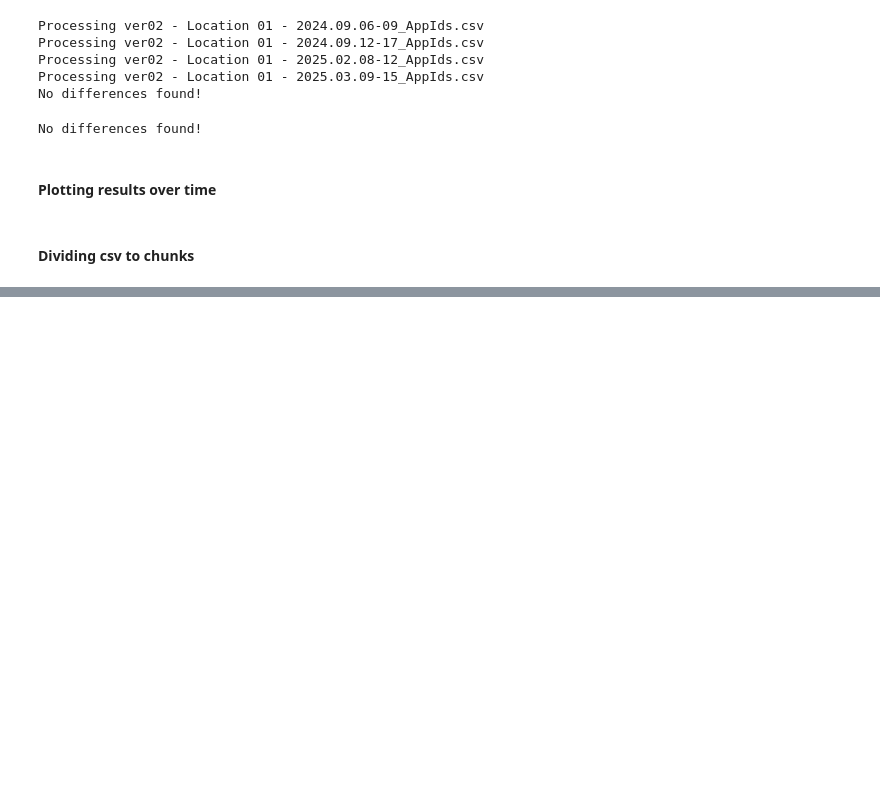
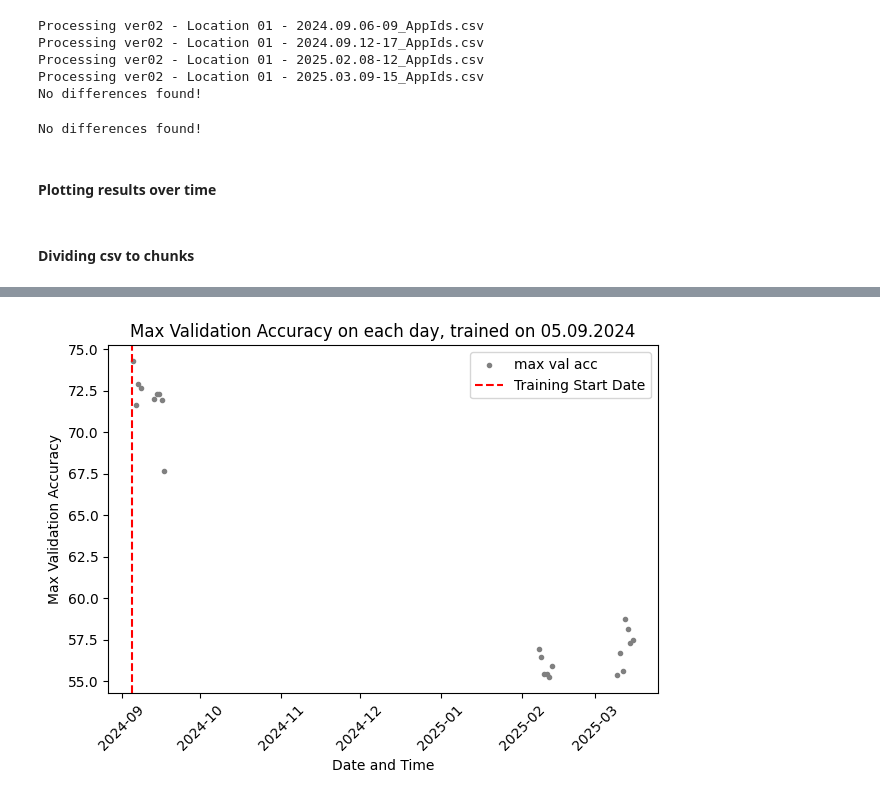
Before and after one commit to NoamSC/DA4ETC, a Jupyter notebook: random.ipynb, the cells around one changed output, grey strips where cells are left out. Saved outputs shown, nothing was run; the diff lists cells and outputs as text; code cells hidden in the pictures; blank space fills up the shorter version.

```diff
--- a/random.ipynb
+++ b/random.ipynb
@@ -292,0 +474,36 @@ for i in trange(200):
+# %%
+results = {}
+exp_dir = Path('exps/allot_dann_bsearch_v5')
+for train_log_file in exp_dir.glob('*/plots/training_history.pth'):
+    train_log = torch.load(train_log_file, weights_only=False)
+    max_accuracy = np.max(train_log['val_accuracies'])
+
+    json_path = train_log_file.parent.parent / 'config.json'
+    with open(json_path, 'r') as f:
+        config_dict = json.load(f)
+    lambda_rgl = config_dict['MODEL_PARAMS']['lambda_rgl']
+    lambda_dann = config_dict['LAMBDA_DANN']
+    results[(lambda_rgl, lambda_dann)] = max_accuracy
+# %%
+times = []
+val_accs = []
+exp_dir = Path('exps/allot_daily_degradation_v4')
+for train_log_file in exp_dir.glob('*/plots/training_history.pth'):
+    train_log = torch.load(train_log_file, weights_only=False)
+    max_accuracy = np.max(train_log['val_accuracies'])
+    datetime = datetime.strptime(train_log_file.parent.parent.name, '%Y_%m_%d_%H_%M')
+    times.append(datetime)
+    val_accs.append(max_accuracy)
+# %%
+plt.scatter(times, val_accs, label='max val acc', color='grey', marker='.')
+
+plt.axvline(datetime.strptime('2024_09_05_00_00', '%Y_%m_%d_%H_%M'), color='red', linestyle='--', label='Training Start Date')
+plt.title('Max Validation Accuracy on each day, trained on 05.09.2024')
+plt.xlabel('Date and Time')
+plt.ylabel('Max Validation Accuracy')
+plt.xticks(rotation=45)
+plt.tight_layout()
+plt.legend()
+plt.show()
+# %% [output]
+[figure, added]
```
Also changed, not shown: parts of 20 cells of this notebook, 5 other files.
